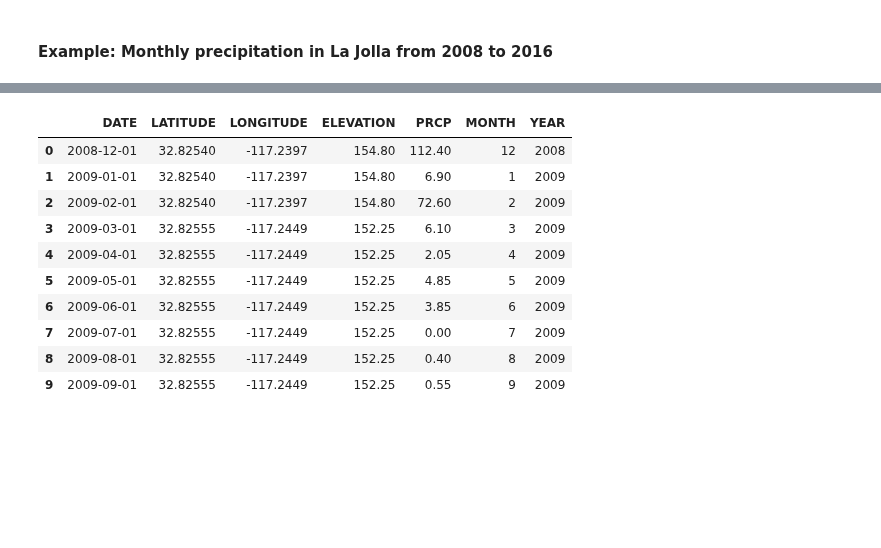
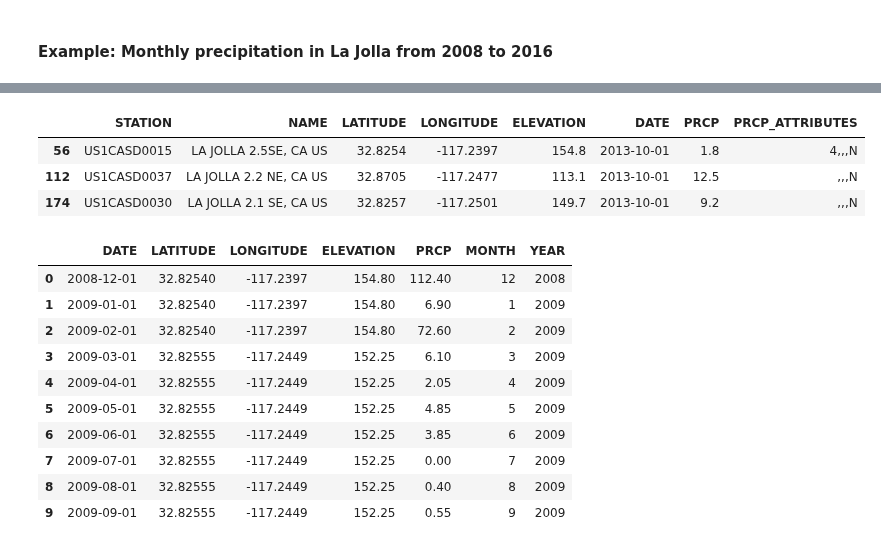
Before and after one commit to cuttlefishh/python-for-data-analysis, a Jupyter notebook: lessons/lesson17.ipynb, the cells around one changed output, grey strips where cells are left out. Drawn from its saved outputs; the diff is of its cells as text; code cells hidden in the pictures; blank space fills up the shorter version.

```diff
--- a/lessons/lesson17.ipynb
+++ b/lessons/lesson17.ipynb
@@ -78 +115,9 @@ cummin | Cumulative minimum
+# %%
+# for example, 10/1/13 has three different PRCP values
+df[df.DATE == '10/1/13']
+# %% [output]
+|  | STATION | NAME | LATITUDE | LONGITUDE | ELEVATION | DATE | PRCP | PRCP_ATTRIBUTES |
+| 56 | US1CASD0015 | LA JOLLA 2.5SE, CA US | 32.8254 | -117.2397 | 154.8 | 2013-10-01 | 1.8 | 4,,,N |
+| 112 | US1CASD0037 | LA JOLLA 2.2 NE, CA US | 32.8705 | -117.2477 | 113.1 | 2013-10-01 | 12.5 | ,,,N |
+| 174 | US1CASD0030 | LA JOLLA 2.1 SE, CA US | 32.8257 | -117.2501 | 149.7 | 2013-10-01 | 9.2 | ,,,N |
 # %%
```
Also changed, not shown: parts of 10 cells of this notebook.
